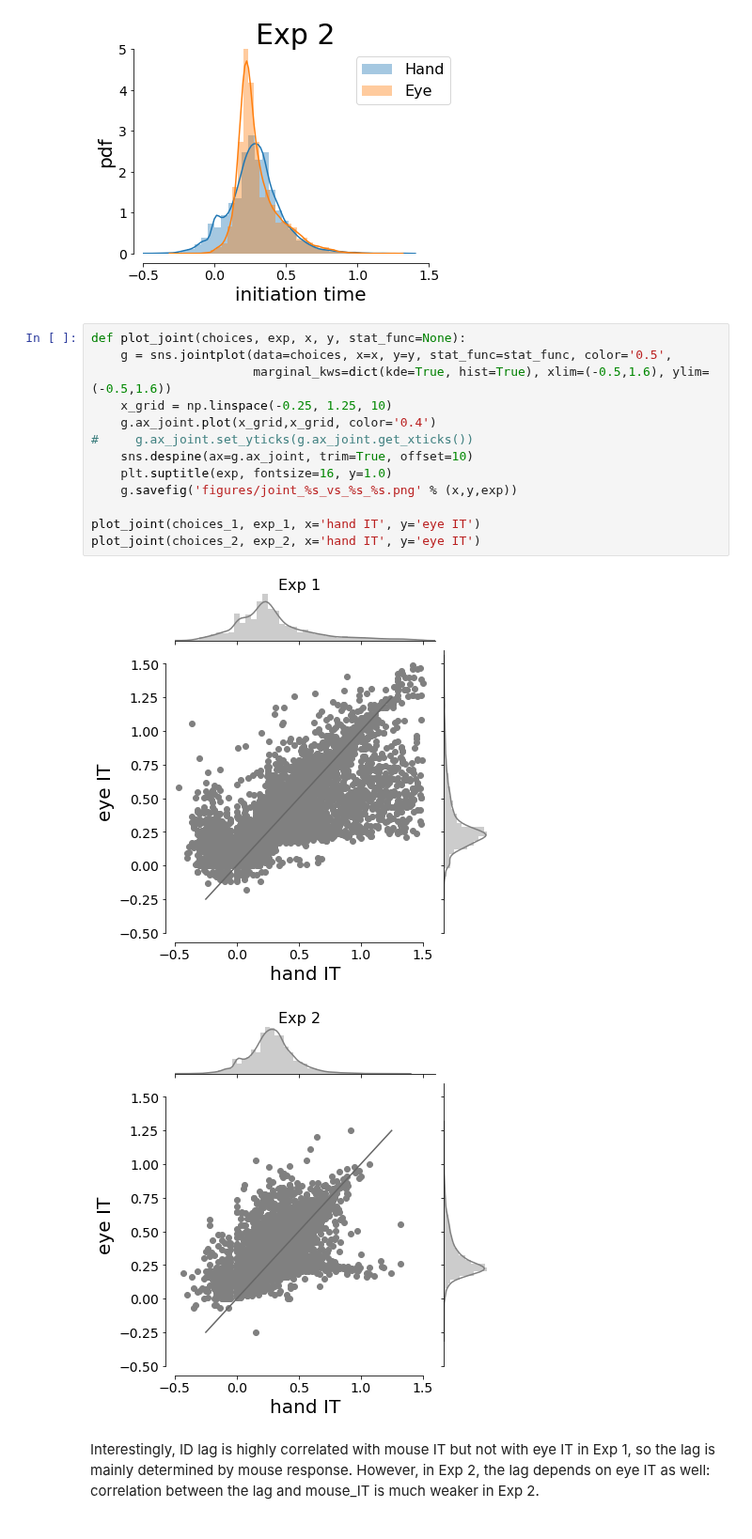
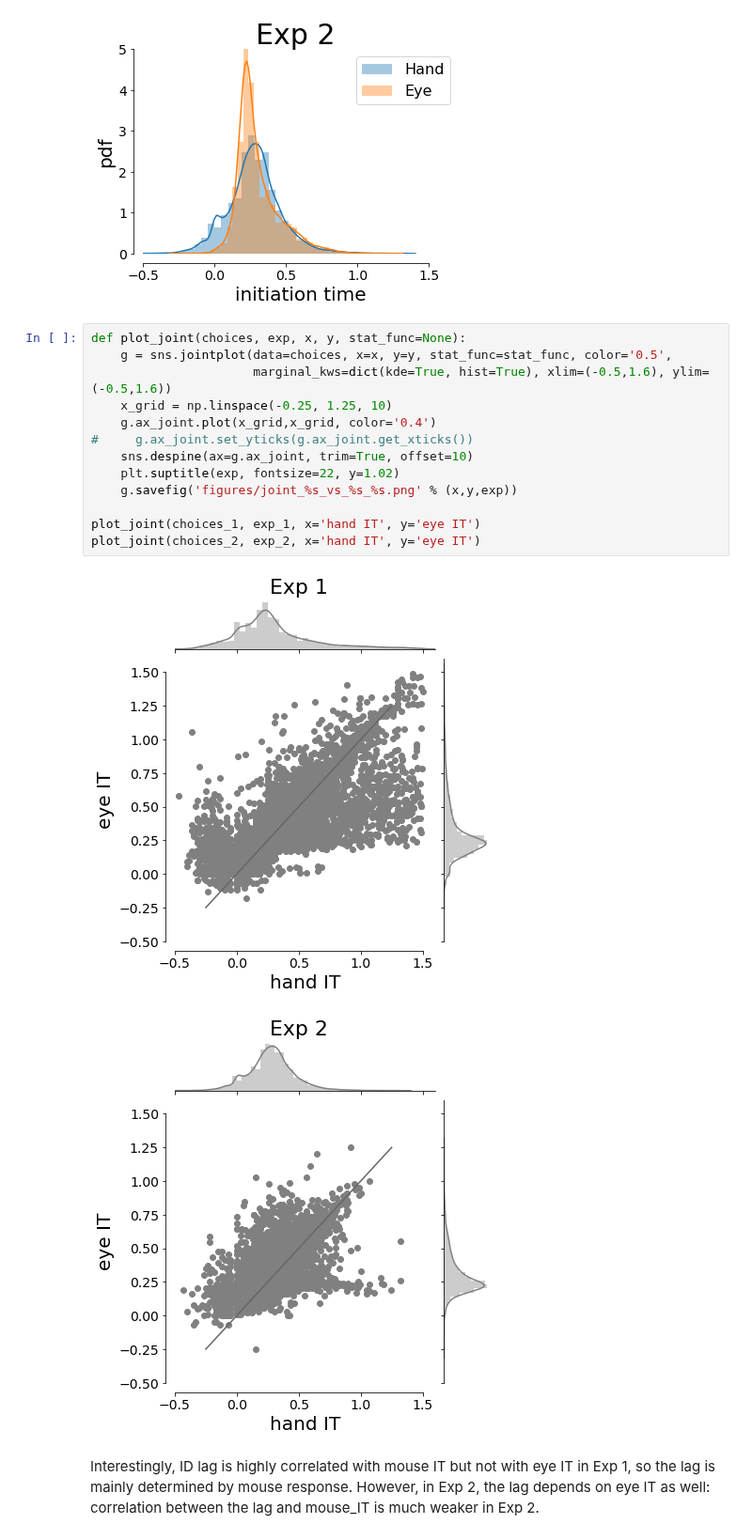
Before and after one commit to cherepaha/eyehandrdk, a Jupyter notebook: eye_hand_lags.ipynb, the cells around one changed output. Shown at 94% size. Drawn from its saved outputs; the diff is of its cells as text.

```diff
--- a/eye_hand_lags.ipynb
+++ b/eye_hand_lags.ipynb
@@ -53,19 +53,19 @@ plot_IT_dist(choices_2, exp_2)
 # %%
 def plot_joint(choices, exp, x, y, stat_func=None):
     g = sns.jointplot(data=choices, x=x, y=y, stat_func=stat_func, color='0.5',
                       marginal_kws=dict(kde=True, hist=True), xlim=(-0.5,1.6), ylim=(-0.5,1.6))
     x_grid = np.linspace(-0.25, 1.25, 10)
     g.ax_joint.plot(x_grid,x_grid, color='0.4')
 #     g.ax_joint.set_yticks(g.ax_joint.get_xticks())
     sns.despine(ax=g.ax_joint, trim=True, offset=10)
-    plt.suptitle(exp, fontsize=16, y=1.0)
+    plt.suptitle(exp, fontsize=22, y=1.02)
     g.savefig('figures/joint_%s_vs_%s_%s.png' % (x,y,exp))
 
 plot_joint(choices_1, exp_1, x='hand IT', y='eye IT')
 plot_joint(choices_2, exp_2, x='hand IT', y='eye IT')
 # %% [output]
-[figure, old version]
+[figure, new version]
-[figure, old version]
+[figure, new version]
 # %% [markdown]
 Interestingly, ID lag is highly correlated with mouse IT but not with eye IT in Exp 1, so the lag is mainly determined by mouse response. However, in Exp 2, the lag depends on eye IT as well: correlation between the lag and mouse_IT is much weaker in Exp 2.
 # %%
```
Also changed, not shown: 1 other file.
